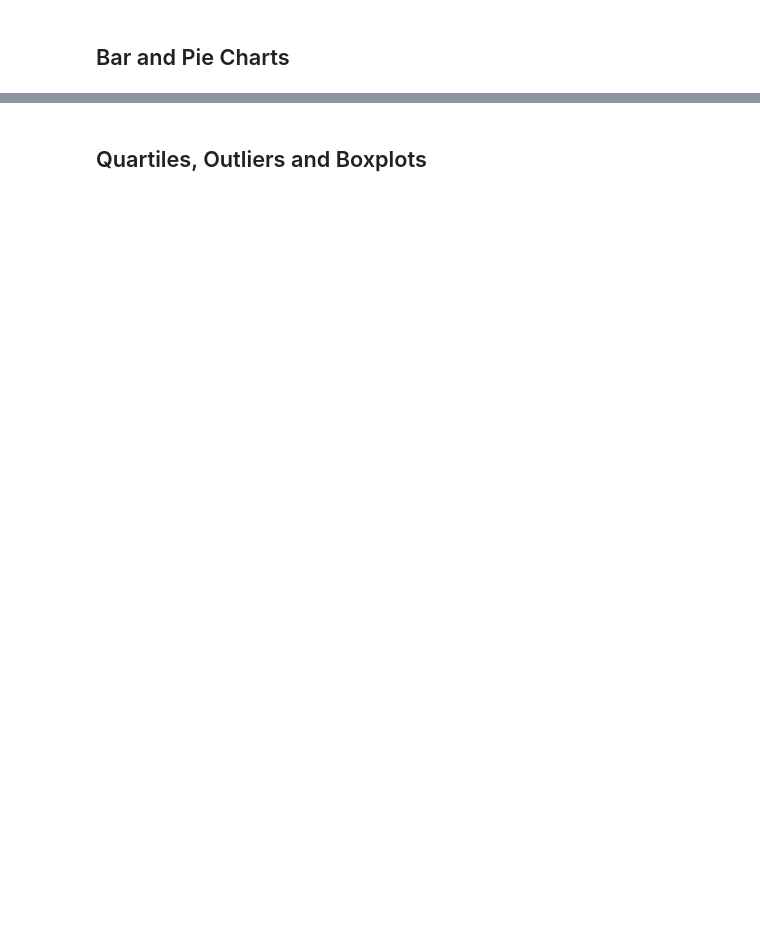
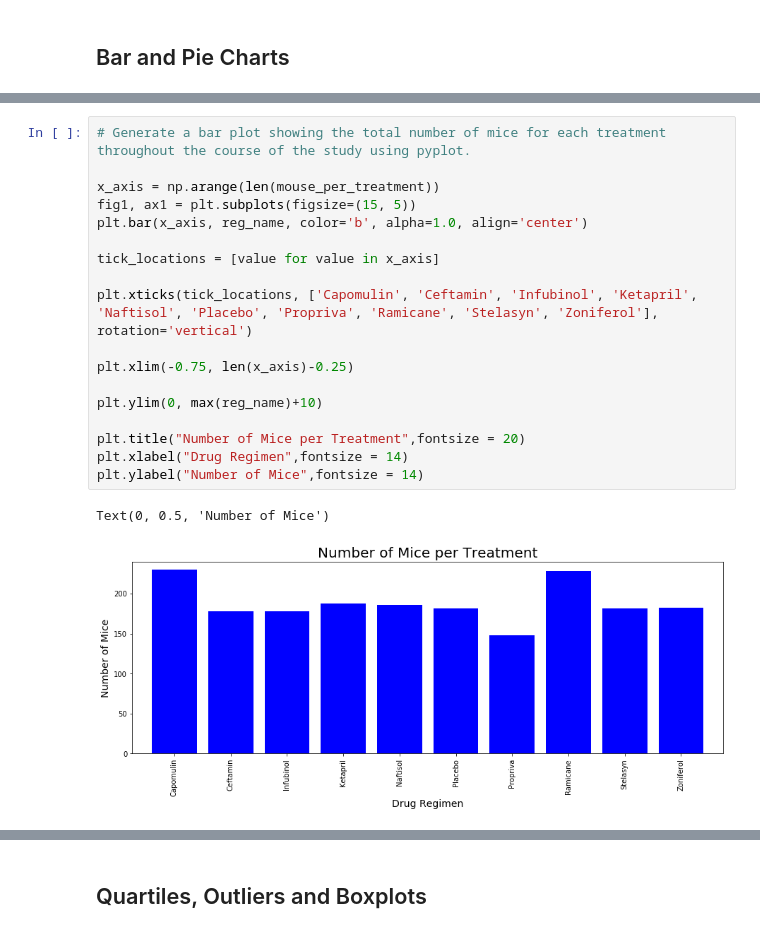
Before and after one commit to arvinseeva/matplotlib-challenge, a Jupyter notebook: pymaceuticals_starter.ipynb, the cells around one changed output, grey strips where cells are left out. Saved outputs shown, nothing was run; the diff lists cells and outputs as text; blank space fills up the shorter version.

```diff
--- a/pymaceuticals_starter.ipynb
+++ b/pymaceuticals_starter.ipynb
@@ -152,0 +168,21 @@ AttributeError: 'DataFrame' object has no attribute 'groupy'
+# %%
+# Generate a bar plot showing the total number of mice for each treatment throughout the course of the study using pyplot.
+
+x_axis = np.arange(len(mouse_per_treatment))
+fig1, ax1 = plt.subplots(figsize=(15, 5))
+plt.bar(x_axis, reg_name, color='b', alpha=1.0, align='center')
+
+tick_locations = [value for value in x_axis]
+
+plt.xticks(tick_locations, ['Capomulin', 'Ceftamin', 'Infubinol', 'Ketapril', 'Naftisol', 'Placebo', 'Propriva', 'Ramicane', 'Stelasyn', 'Zoniferol'],  rotation='vertical')
+
+plt.xlim(-0.75, len(x_axis)-0.25)
+
+plt.ylim(0, max(reg_name)+10)
+
+plt.title("Number of Mice per Treatment",fontsize = 20)
+plt.xlabel("Drug Regimen",fontsize = 14)
+plt.ylabel("Number of Mice",fontsize = 14)
+# %% [output]
+Text(0, 0.5, 'Number of Mice')
+[figure, added]
```
Also changed, not shown: parts of 18 cells of this notebook.
